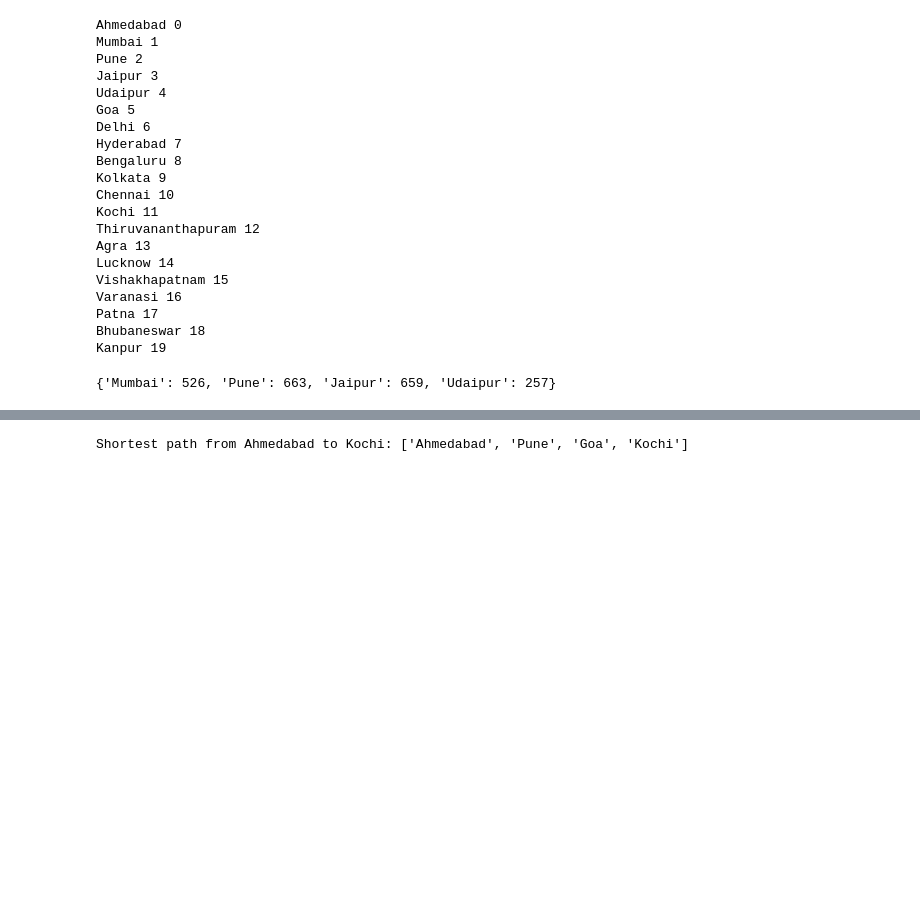
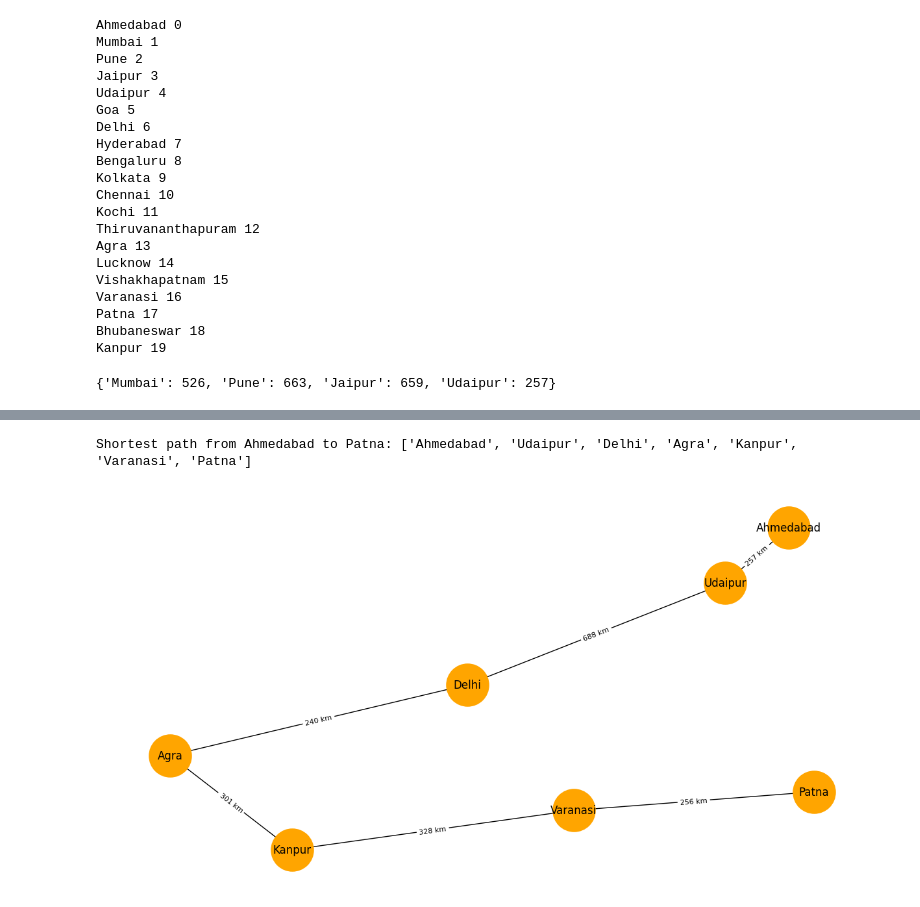
Before and after one commit to Sidik0001/Application-of-AI, a Jupyter notebook: Search_algorithm.ipynb, the cells around one changed output, grey strips where cells are left out. Cells and saved outputs as stored; diff of their text form; code cells hidden in the pictures; blank space fills up the shorter version.

```diff
--- a/Search_algorithm.ipynb
+++ b/Search_algorithm.ipynb
@@ -189,5 +192,24 @@ dijkstra(graph, 'Ahmedabad')
 # %%
-route = nx.dijkstra_path(C, 'Ahmedabad', 'Kochi', weight='distance')
-print(f'Shortest path from Ahmedabad to Kochi: {route}')
+route = nx.dijkstra_path(C, 'Ahmedabad', 'Patna', weight='distance')
+print(f'Shortest path from Ahmedabad to Patna: {route}')
 # %% [output]
-Shortest path from Ahmedabad to Kochi: ['Ahmedabad', 'Pune', 'Goa', 'Kochi']
+Shortest path from Ahmedabad to Patna: ['Ahmedabad', 'Udaipur', 'Delhi', 'Agra', 'Kanpur', 'Varanasi', 'Patna']
+# %%
+Dijkstra_path = nx.Graph()
+df1 = df[df['Origin'].isin(route) & df['Destination'].isin(route)]
+
+for i, j, d in zip(df1['Origin'], df1['Destination'], df1['Distance']):
+    Dijkstra_path.add_edge(i, j, distance=d)
+# %%
+plt.figure(figsize=(12,6))
+nx.draw(Dijkstra_path, pos, with_labels=True, node_color='orange', node_size=2200, font_size=12)
+
+edge_labels = {(u,v): f'{j['distance']} km' for u,v,j in Dijkstra_path.edges(data=True)}
+
+nx.draw_networkx_edge_labels(Dijkstra_path, pos=pos, edge_labels=edge_labels, font_size=8)
+
+plt.savefig('Indian_Cities')
+plt.tight_layout()
+plt.show()
+# %% [output]
+[figure, added]
```
Also changed, not shown: parts of 1 cell of this notebook, 1 other file.
